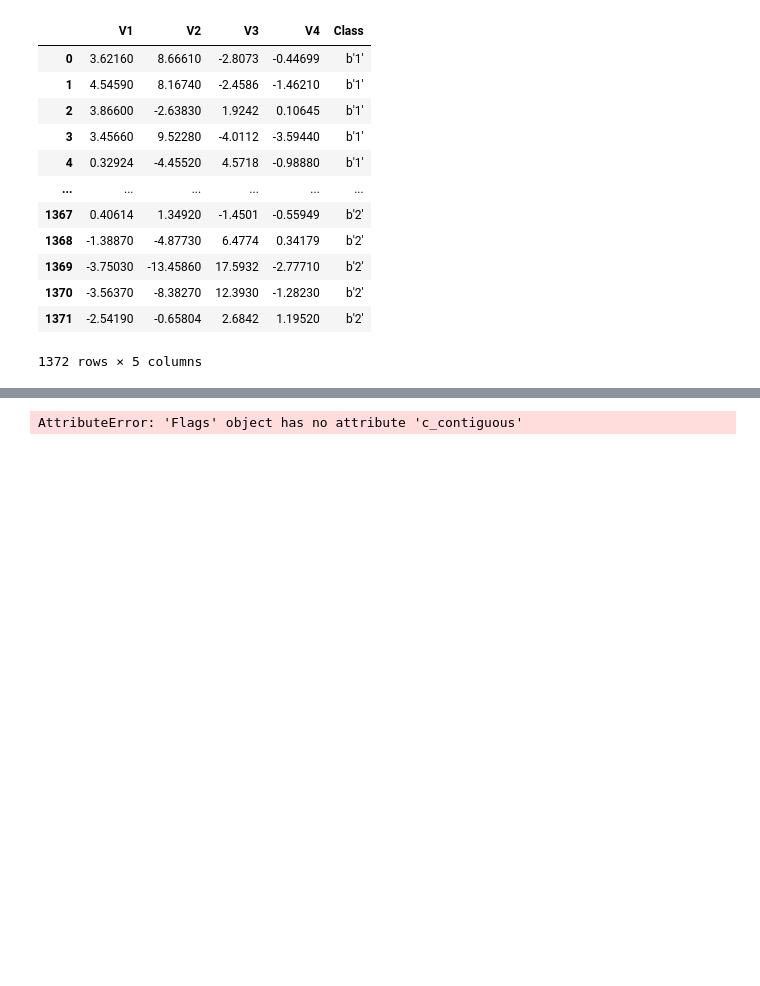
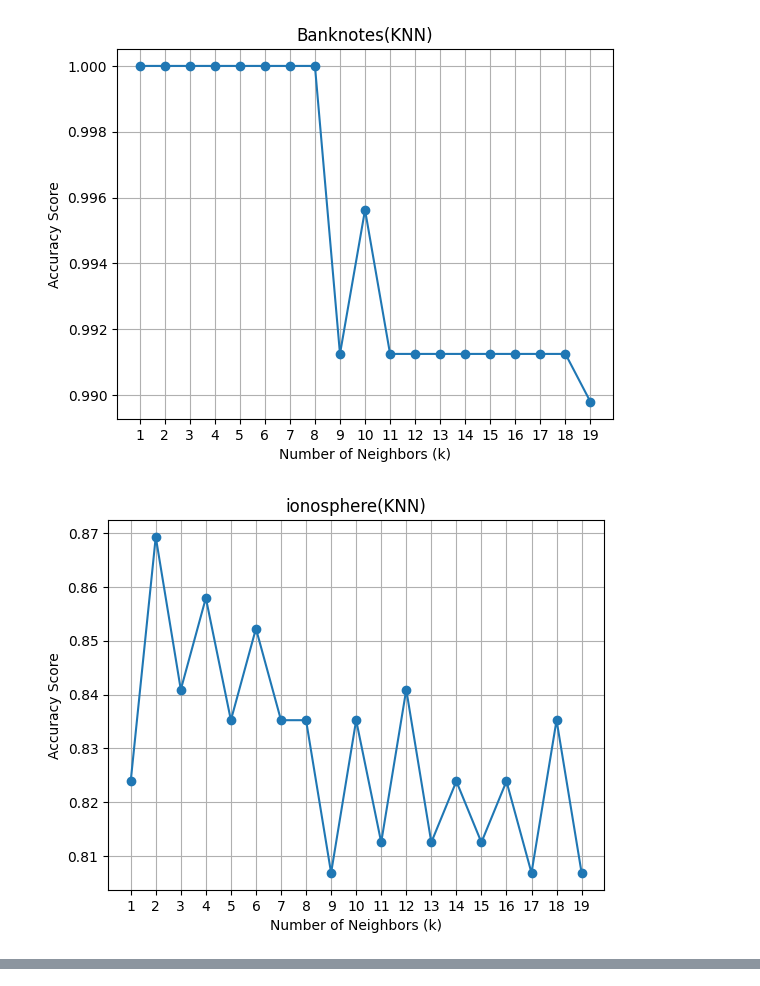
Before and after one commit to gawk2333/AIML420-project1, a Jupyter notebook: classifier.ipynb, the cells around one changed output, grey strips where cells are left out. Saved outputs shown, nothing was run; the diff lists cells and outputs as text; code cells hidden in the pictures; blank space fills up the shorter version.

Commit message:
fixed error and print graph

```diff
--- a/classifier.ipynb
+++ b/classifier.ipynb
@@ -11,34 +11,16 @@ data3, meta3 = loadarff('./data/steel-plates-fault.arff')
 df1 = pd.DataFrame(data1)
 df2 = pd.DataFrame(data2)
 df3 = pd.DataFrame(data3)
-# %%
-df1
-# %% [output]
-|  | V1 | V2 | V3 | V4 | Class |
-| 0 | 3.62160 | 8.66610 | -2.8073 | -0.44699 | b'1' |
-| 1 | 4.54590 | 8.16740 | -2.4586 | -1.46210 | b'1' |
-| 2 | 3.86600 | -2.63830 | 1.9242 | 0.10645 | b'1' |
-| 3 | 3.45660 | 9.52280 | -4.0112 | -3.59440 | b'1' |
-| 4 | 0.32924 | -4.45520 | 4.5718 | -0.98880 | b'1' |
-| ... | ... | ... | ... | ... | ... |
-| 1367 | 0.40614 | 1.34920 | -1.4501 | -0.55949 | b'2' |
-| 1368 | -1.38870 | -4.87730 | 6.4774 | 0.34179 | b'2' |
-| 1369 | -3.75030 | -13.45860 | 17.5932 | -2.77710 | b'2' |
-| 1370 | -3.56370 | -8.38270 | 12.3930 | -1.28230 | b'2' |
-| 1371 | -2.54190 | -0.65804 | 2.6842 | 1.19520 | b'2' |
-1372 rows × 5 columns
 # %%
-#split data
+#prepare data
 from sklearn.model_selection import train_test_split
 from sklearn.preprocessing import LabelEncoder
 
 def prep_data(df):
-    # Separate features (X) and target variable (y)
     x = df.drop(df.columns[-1],axis=1)
     y = df[df.columns[-1]]
     le = LabelEncoder()
+    x = x.to_numpy()
     y = le.fit_transform(y)
-    # Use train_test_split to split the data into training and testing sets
-    train_x, test_x, train_y, test_y = train_test_split(x, y, test_size=0.2, random_state=42)
-
+    train_x, test_x, train_y, test_y = train_test_split(x, y, test_size=0.5, random_state=88)
     return train_x,test_x,train_y,test_y
@@ -45,20 +58,28 @@ def prep_data(df):
 # %%
-#KNN, setting k - "n_neighbors"
+#KNeighborsClassifier (K nearest neighbours)
 from sklearn.neighbors import KNeighborsClassifier
 from sklearn.metrics import accuracy_score
 
 def knn_classifier(df):
     map = {}
-    for k in range(1,50):
+    for k in range(1,20):
         train_x,test_x,train_y,test_y = prep_data(df)
         neigh = KNeighborsClassifier(n_neighbors = k)
         neigh.fit(train_x,train_y)
         predictions = neigh.predict(test_x)
         # print(f"typeofpre:{type(predictions)},typeoftest_x:{type(test_x)}")
         accuracy = accuracy_score(test_y, predictions)
         map[k] = accuracy
     return map
 
-m1 = knn_classifier(df1)
-m2 = knn_classifier(df1)
-m3 = knn_classifier(df1)
+
+acc1 = knn_classifier(df1)
+acc2 = knn_classifier(df2)
+acc3 = knn_classifier(df3)
+
+print_graph(acc1,"Banknotes(KNN)","Number of Neighbors (k)")
+print_graph(acc2,"ionosphere(KNN)","Number of Neighbors (k)")
+print_graph(acc3,"steel-plates-fault(KNN)","Number of Neighbors (k)")
+# %% [output]
+[figure, added]
+[figure, added]
@@ -91,5 +86,0 @@ def best_k(df,n_range,target_y):
-# %%
-
-r = best_k(df2,10,df2.columns[-1])
-# %% [output]
-AttributeError: 'Flags' object has no attribute 'c_contiguous'
```
Also changed, not shown: parts of 9 cells of this notebook.
